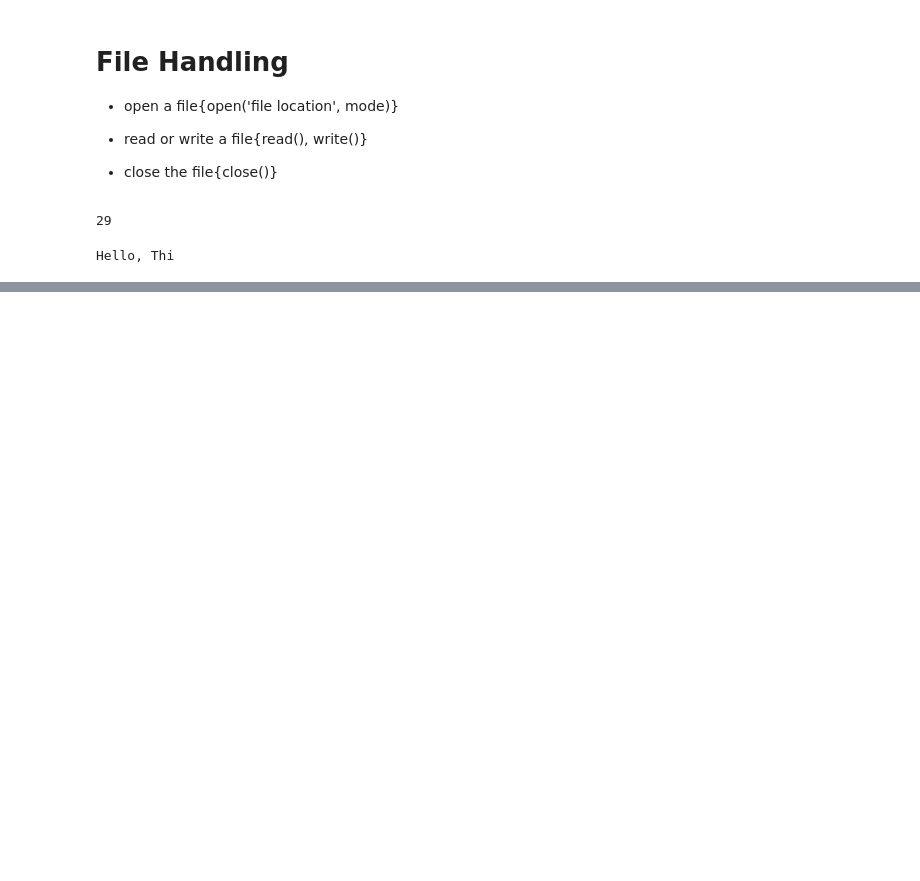
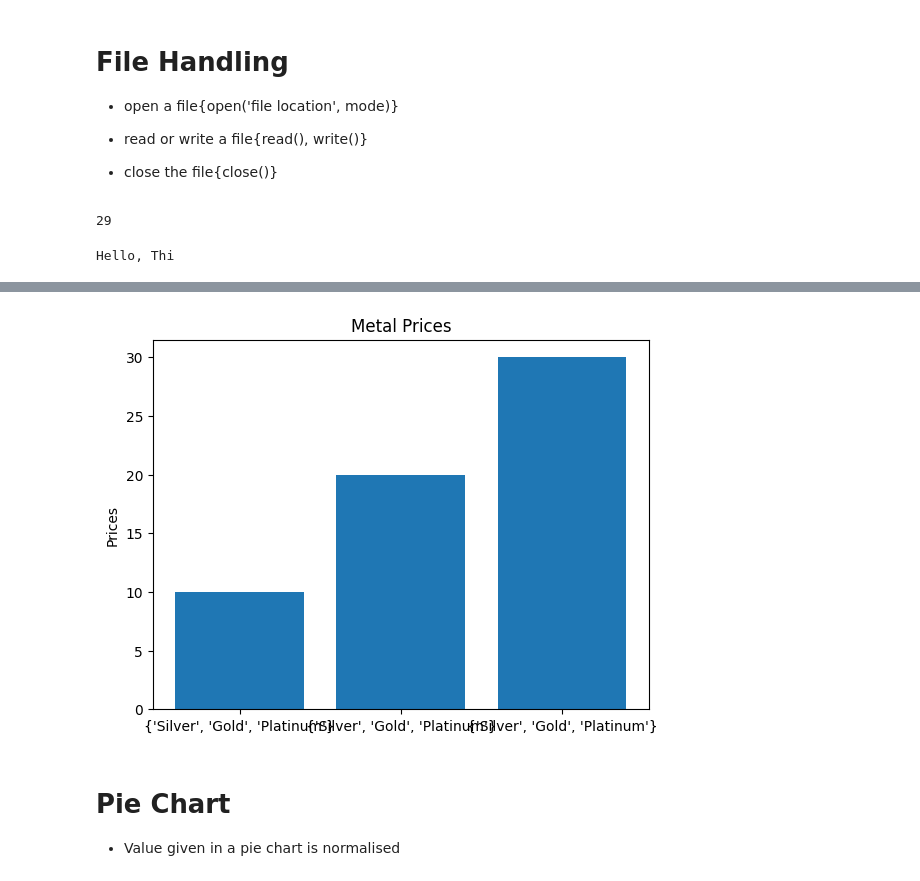
Before and after one commit to prachi91124/Python, a Jupyter notebook: 1.ipynb, the cells around one changed output, grey strips where cells are left out. Saved outputs shown, nothing was run; the diff lists cells and outputs as text; code cells hidden in the pictures; blank space fills up the shorter version.

```diff
--- a/1.ipynb
+++ b/1.ipynb
@@ -768,0 +1035,15 @@ Hello, Thi
+# %%
+x= np.array([1,2,3])
+y = np.array([10,20,30])
+
+# plt.bar(x,y)
+plt.bar(x,y,tick_label = {'Silver','Gold','Platinum'})
+plt.ylabel('Prices')
+plt.title("Metal Prices")
+plt.show()
+# %% [output]
+[figure, added]
+# %% [markdown]
+# Pie Chart
+
+- Value given in a pie chart is normalised
```
Also changed, not shown: parts of 44 cells of this notebook, 3 other files.
